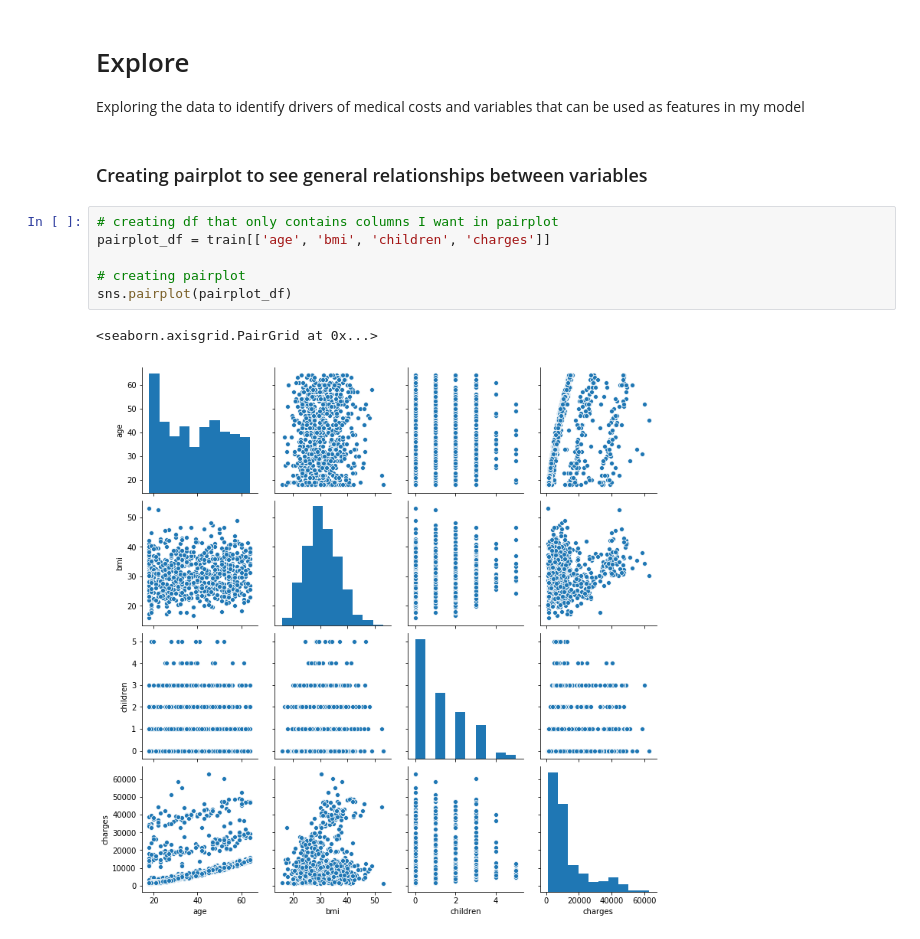
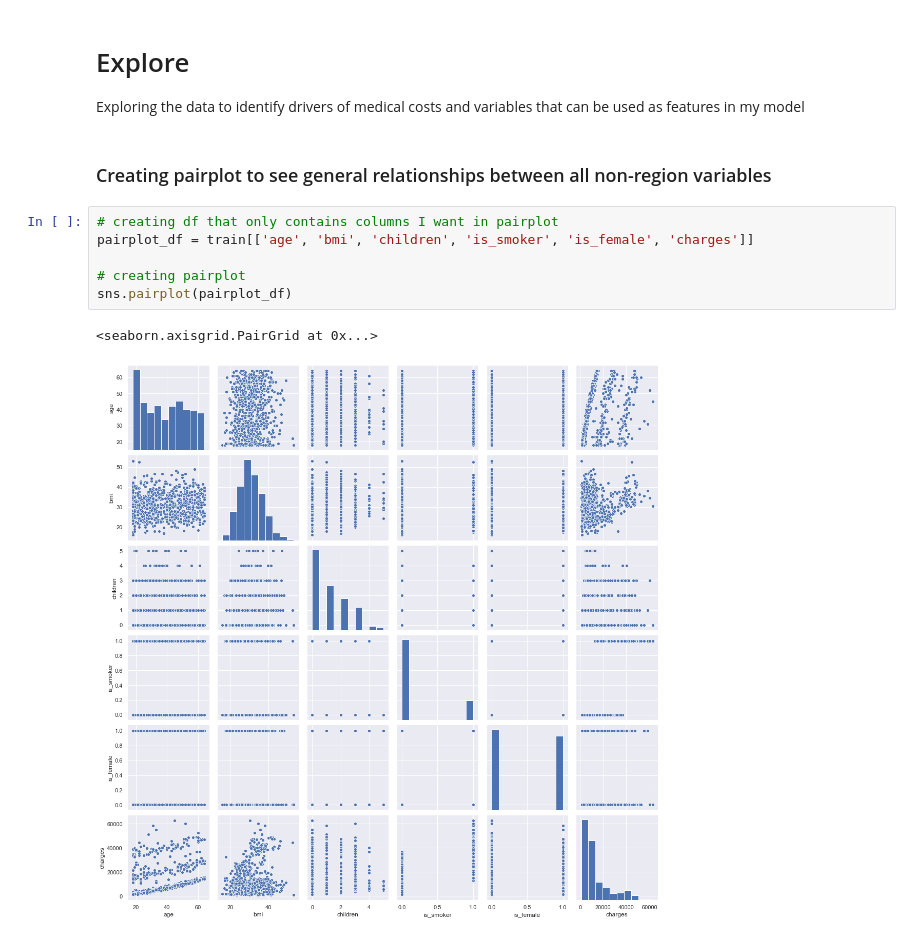
Before and after one commit to SamuelD-Data/medical_cost_project, a Jupyter notebook: medical_cost_notebook.ipynb, the cells around one changed output. Drawn from its saved outputs; the diff is of its cells as text.

```diff
--- a/medical_cost_notebook.ipynb
+++ b/medical_cost_notebook.ipynb
@@ -177,14 +177,14 @@ __Notes__
 # Explore
 Exploring the data to identify drivers of medical costs and variables that can be used as features in my model
 # %% [markdown]
-### Creating pairplot to see general relationships between variables
+### Creating pairplot to see general relationships between all non-region variables
 # %%
 # creating df that only contains columns I want in pairplot
-pairplot_df = train[['age', 'bmi', 'children', 'charges']]
+pairplot_df = train[['age', 'bmi', 'children', 'is_smoker', 'is_female', 'charges']]
 
 # creating pairplot
 sns.pairplot(pairplot_df)
 # %% [output]
 <seaborn.axisgrid.PairGrid at 0x...>
-[figure, old version]
+[figure, new version]
 # %% [markdown]
```
Also changed, not shown: parts of 10 cells of this notebook.
